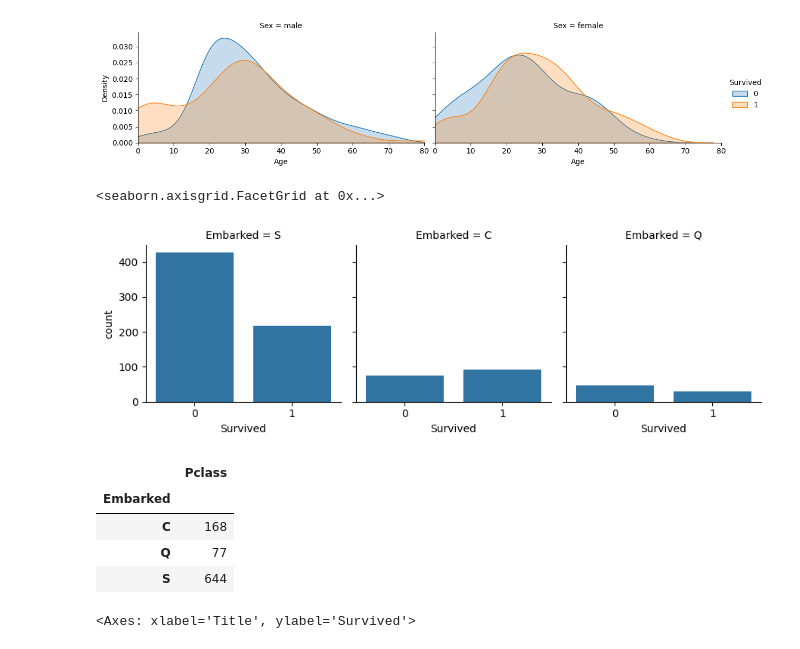
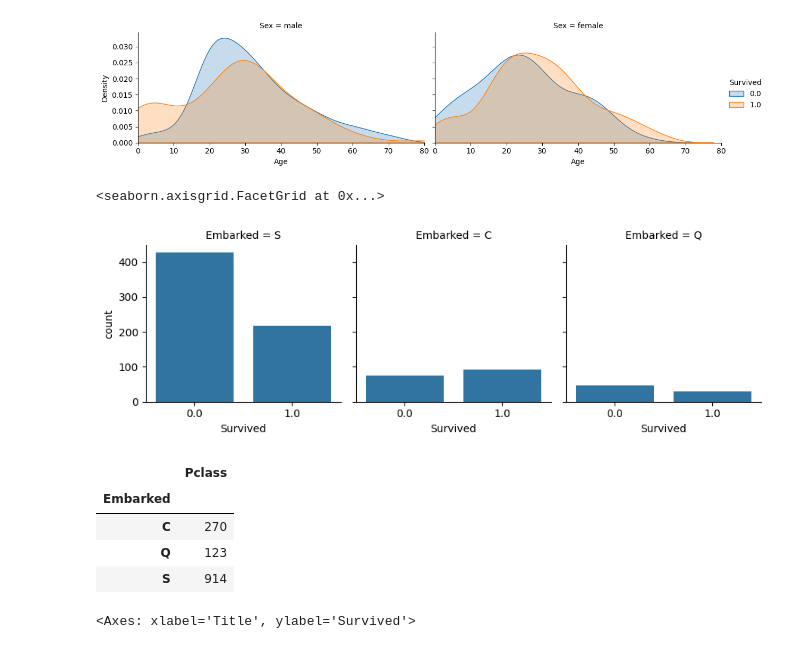
Before and after one commit to Sierraki/Solutions, a Jupyter notebook: Kaggle/titanic/darf.ipynb, the cells around one changed output. Drawn from its saved outputs; the diff is of its cells as text; code cells hidden in the pictures.

```diff
--- a/Kaggle/titanic/darf.ipynb
+++ b/Kaggle/titanic/darf.ipynb
@@ -4,9 +4,10 @@ import numpy as np
 import matplotlib.pyplot as plt
 import seaborn as sns
 import warnings
+from sklearn.ensemble import RandomForestRegressor
 warnings.filterwarnings('ignore')
-
-train = pd.read_csv(r'S:\CodeDB\Solutions\Kaggle\titanic\train.csv')
-test = pd.read_csv(r'S:\CodeDB\Solutions\Kaggle\titanic\test.csv')
+train = pd.read_csv('train.csv')
+test = pd.read_csv('test.csv')
 PassengerId = test['PassengerId']
 all_data = pd.concat([train, test], ignore_index=True)
+train.head()
@@ -102,18 +112,18 @@ plt.ylabel('density')     # 设置 Y 轴标签为“密度”
 Text(672.6216036522636, 0.5, 'density')
 [figure]
 # %%
-facet=sns.FacetGrid(data=train,col='Embarked')
-facet.map(sns.countplot, 'Survived' )
-# sns.countplot(data=train, x='Embarked', hue='Survived')
+facet = sns.FacetGrid(data=all_data, col='Embarked')
+facet.map(sns.countplot, 'Survived')
+# sns.countplot(data=all_data, x='Embarked', hue='Survived')
 # %% [output]
 <seaborn.axisgrid.FacetGrid at 0x...>
-[figure, old version]
+[figure, new version]
 # %%
-train.groupby(['Embarked'])[['Pclass']].count()
+all_data.groupby(['Embarked'])[['Pclass']].count()
 # %% [output]
 |  | Pclass |
 | Embarked |  |
-| C | 168 |
-| Q | 77 |
-| S | 644 |
+| C | 270 |
+| Q | 123 |
+| S | 914 |
 # %%
```
Also changed, not shown: parts of 34 cells of this notebook, 5 other files.
